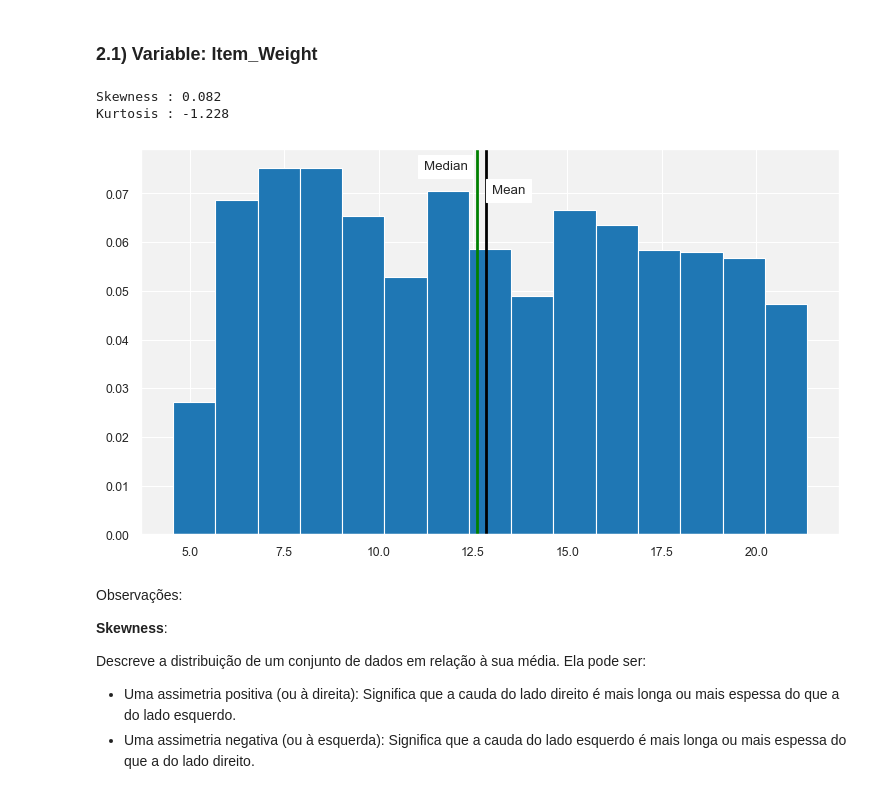
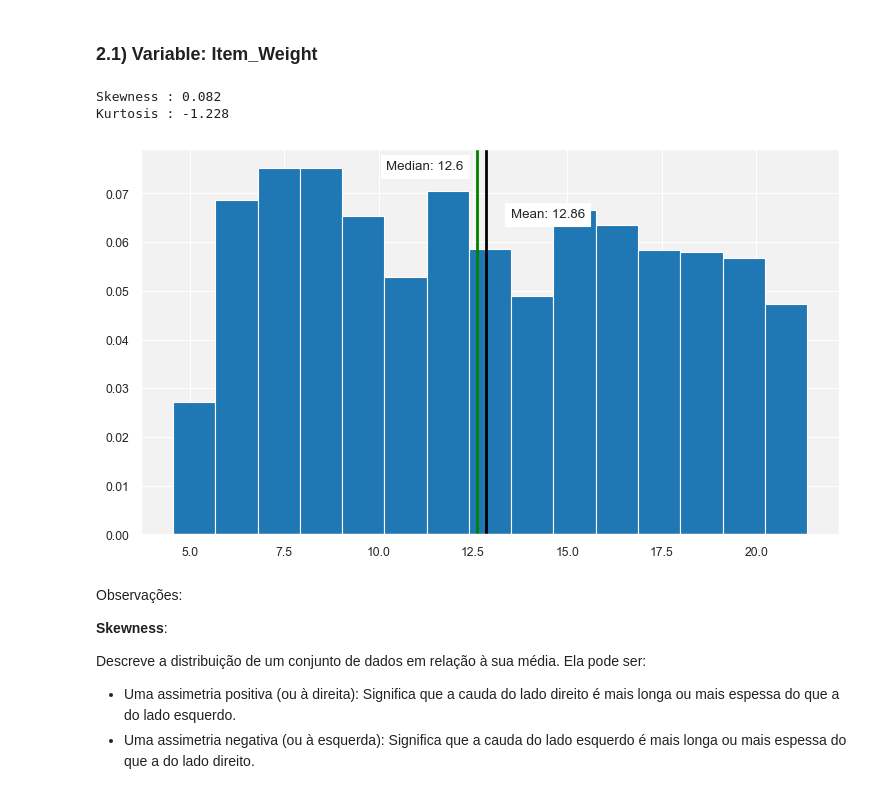
Before and after one commit to Krupique/mlops-projects, a Jupyter notebook: 02-bigmart_sales_prediction/notebook/data_analysis_new.ipynb, the cells around one changed output. Drawn from its saved outputs; the diff is of its cells as text; code cells hidden in the pictures.

Commit message:
Sales histogram

```diff
--- a/02-bigmart_sales_prediction/notebook/data_analysis_new.ipynb
+++ b/02-bigmart_sales_prediction/notebook/data_analysis_new.ipynb
@@ -173,26 +173,28 @@ Observações:
 # %%
 skewness = round(df_train_raw['Item_Weight'].skew(), 3)
 kurtosis = round(df_train_raw['Item_Weight'].kurt(), 3)
+mean = round(df_train_raw['Item_Weight'].mean(), 2)
+median = round(df_train_raw['Item_Weight'].median(), 2)
 
 print(f'Skewness : {skewness}')
 print(f'Kurtosis : {kurtosis}')
 
 fig, ax = plt.subplots(figsize=(9, 5))
 ax.hist(df_train_raw['Item_Weight'], bins=15, density=True)
 
 # Linha da mediana
 ax.axvline(x = df_train_raw['Item_Weight'].mean(), color='black', lw=2)
-ax.text(13, 0.07, 'Mean', bbox={'facecolor':'white'})
+ax.text(13.5, 0.065, f'Mean: {mean}', bbox={'facecolor':'white'})
 
 # Linha da média
 ax.axvline(x = df_train_raw['Item_Weight'].median(), color='green', lw=2)
-ax.text(11.2, 0.075, 'Median', bbox={'facecolor':'white'})
+ax.text(10.2, 0.075, f'Median: {median}', bbox={'facecolor':'white'})
 
 plt.show()
 # %% [output]
 Skewness : 0.082
 Kurtosis : -1.228
-[figure, old version]
+[figure, new version]
 # %% [markdown]
 Observações:
 
```
Also changed, not shown: parts of 3 cells of this notebook.
